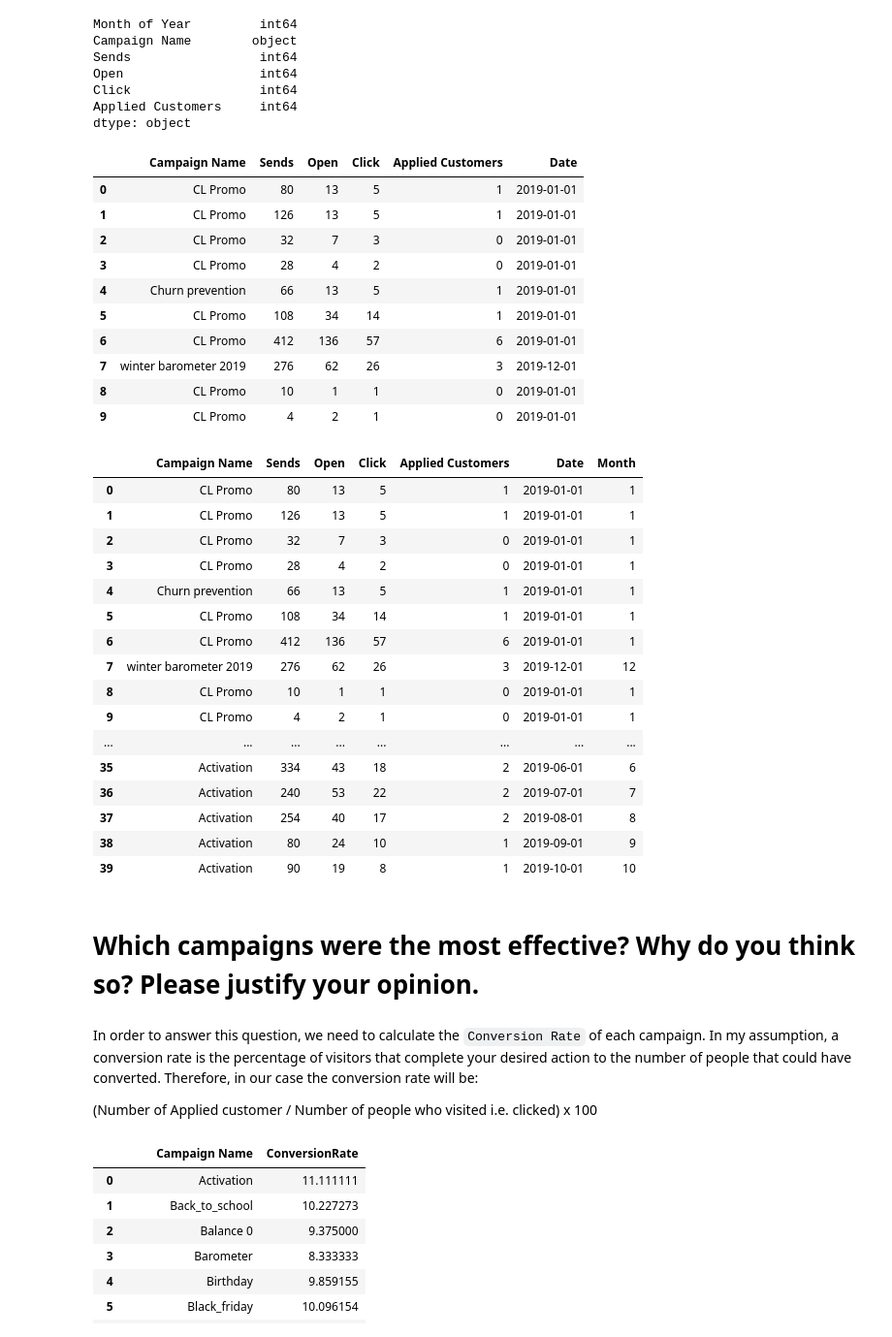
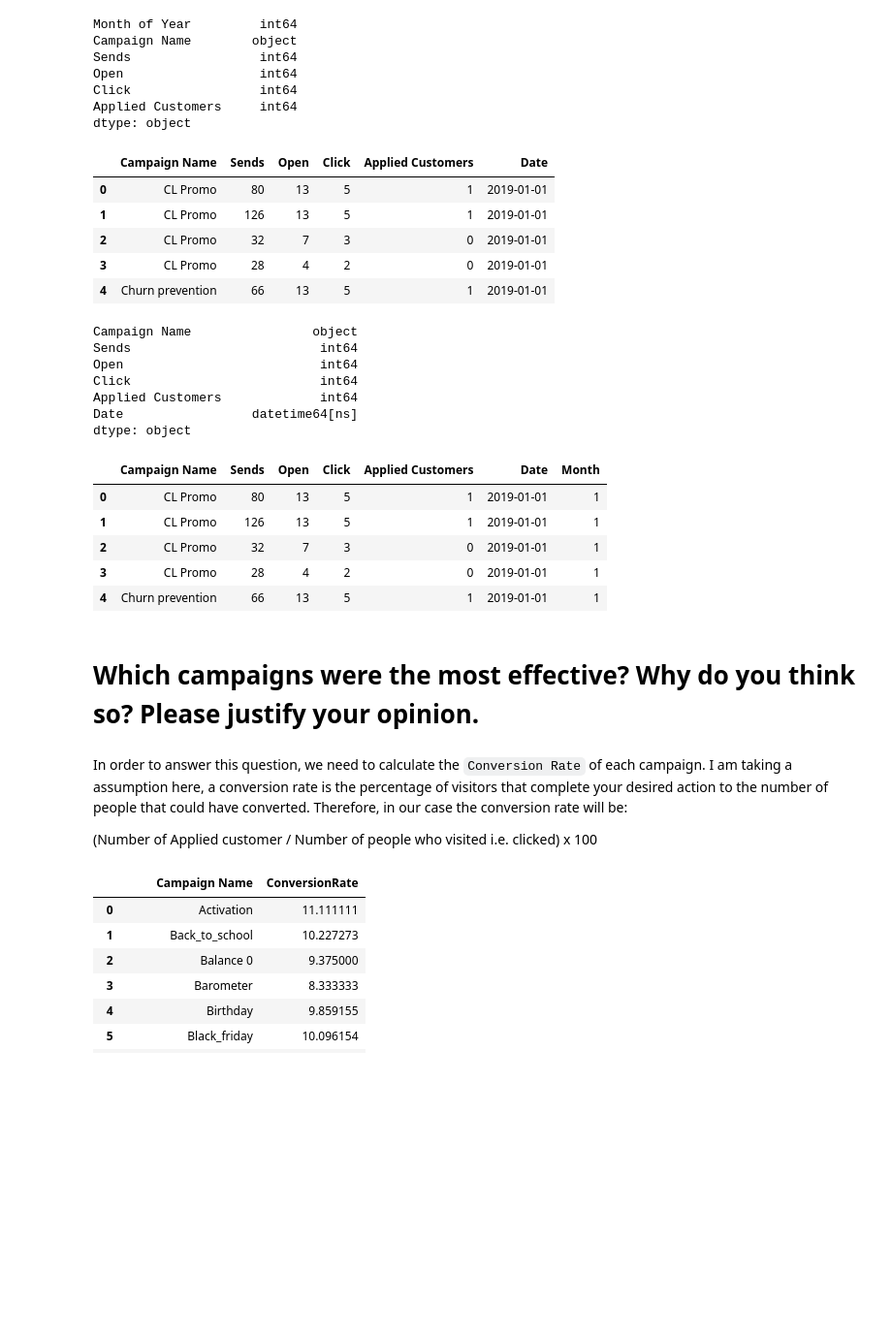
Before and after one commit to poddardelhi/crm_homeTask, a Jupyter notebook: HomeTask_CRMAnalyst.ipynb, the cells around one changed output. Shown: that part at 97% size. Saved outputs shown, nothing was run; the diff lists cells and outputs as text; code cells hidden in the pictures; blank space fills up the shorter version.

```diff
--- a/HomeTask_CRMAnalyst.ipynb
+++ b/HomeTask_CRMAnalyst.ipynb
@@ -395,23 +397,13 @@ Open                  int64
 Click                 int64
 Applied Customers     int64
 dtype: object
-# %%
-'''
-df_camp['Month of Year'] = pd.to_datetime(df_camp['Month of Year'], format='%Y%m')
-
-df_camp['Month of Year']=df_camp['Month of Year'].dt.strftime('%Y%m')
-df_camp['Month of Year']= pd.to_datetime(df_camp['Month of Year'])
-df_camp['Month of Year']
-'''
 # %%
 from datetime import datetime as dt
 df_camp['Month of Year']= df_camp['Month of Year'].astype(str)
 # applying lambda function which will
 df_camp['Date']= df_camp['Month of Year'].apply(lambda x: dt.strptime(x, '%Y%m'))
 df_camp.drop('Month of Year', axis=1, inplace=True)
-df_camp.head(10)
- #dt.strptime(df_camp['Month of Year'], '%Y%m').date()
-#train['date1'] = train['ID'].apply(lambda x: datetime.strptime(x, '%Y%m%d%H'))
+df_camp.head()
 # %% [output]
 |  | Campaign Name | Sends | Open | Click | Applied Customers | Date |
 | 0 | CL Promo | 80 | 13 | 5 | 1 | 2019-01-01 |
@@ -419,36 +411,30 @@ df_camp.head(10)
 | 2 | CL Promo | 32 | 7 | 3 | 0 | 2019-01-01 |
 | 3 | CL Promo | 28 | 4 | 2 | 0 | 2019-01-01 |
 | 4 | Churn prevention | 66 | 13 | 5 | 1 | 2019-01-01 |
-| 5 | CL Promo | 108 | 34 | 14 | 1 | 2019-01-01 |
-| 6 | CL Promo | 412 | 136 | 57 | 6 | 2019-01-01 |
-| 7 | winter barometer 2019 | 276 | 62 | 26 | 3 | 2019-12-01 |
-| 8 | CL Promo | 10 | 1 | 1 | 0 | 2019-01-01 |
-| 9 | CL Promo | 4 | 2 | 1 | 0 | 2019-01-01 |
+# %%
+df_camp.dtypes
+# %% [output]
+Campaign Name                object
+Sends                         int64
+Open                          int64
+Click                         int64
+Applied Customers             int64
+Date                 datetime64[ns]
+dtype: object
 # %%
 df_camp['Month']= df_camp['Date'].dt.month
-df_camp.head(40)
+df_camp.head()
 # %% [output]
 |  | Campaign Name | Sends | Open | Click | Applied Customers | Date | Month |
 | 0 | CL Promo | 80 | 13 | 5 | 1 | 2019-01-01 | 1 |
 | 1 | CL Promo | 126 | 13 | 5 | 1 | 2019-01-01 | 1 |
 | 2 | CL Promo | 32 | 7 | 3 | 0 | 2019-01-01 | 1 |
 | 3 | CL Promo | 28 | 4 | 2 | 0 | 2019-01-01 | 1 |
 | 4 | Churn prevention | 66 | 13 | 5 | 1 | 2019-01-01 | 1 |
-| 5 | CL Promo | 108 | 34 | 14 | 1 | 2019-01-01 | 1 |
-| 6 | CL Promo | 412 | 136 | 57 | 6 | 2019-01-01 | 1 |
-| 7 | winter barometer 2019 | 276 | 62 | 26 | 3 | 2019-12-01 | 12 |
-| 8 | CL Promo | 10 | 1 | 1 | 0 | 2019-01-01 | 1 |
-| 9 | CL Promo | 4 | 2 | 1 | 0 | 2019-01-01 | 1 |
-| ... | ... | ... | ... | ... | ... | ... | ... |
-| 35 | Activation | 334 | 43 | 18 | 2 | 2019-06-01 | 6 |
-| 36 | Activation | 240 | 53 | 22 | 2 | 2019-07-01 | 7 |
-| 37 | Activation | 254 | 40 | 17 | 2 | 2019-08-01 | 8 |
-| 38 | Activation | 80 | 24 | 10 | 1 | 2019-09-01 | 9 |
-| 39 | Activation | 90 | 19 | 8 | 1 | 2019-10-01 | 10 |
 # %% [markdown]
 # Which campaigns were the most effective? Why do you think so? Please justify your opinion.
 # %% [markdown]
-In order to answer this question, we need to calculate the `Conversion Rate` of each  campaign. In my assumption, a conversion rate is the percentage of visitors that complete your desired action to the number of people that could have converted. Therefore, in our case the conversion rate will be:
+In order to answer this question, we need to calculate the `Conversion Rate` of each  campaign. I am taking a assumption here, a conversion rate is the percentage of visitors that complete your desired action to the number of people that could have converted. Therefore, in our case the conversion rate will be:
 
 (Number of Applied customer / Number of people who visited i.e. clicked) x 100
 # %%
```
Also changed, not shown: parts of 10 cells of this notebook.
